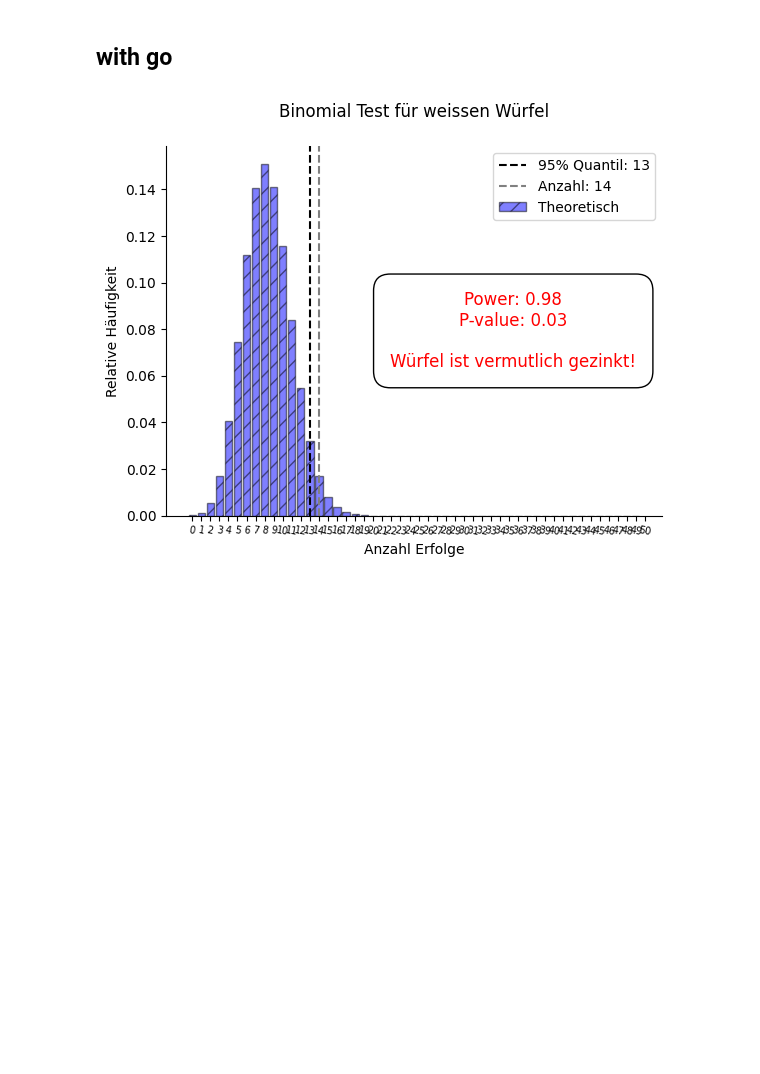
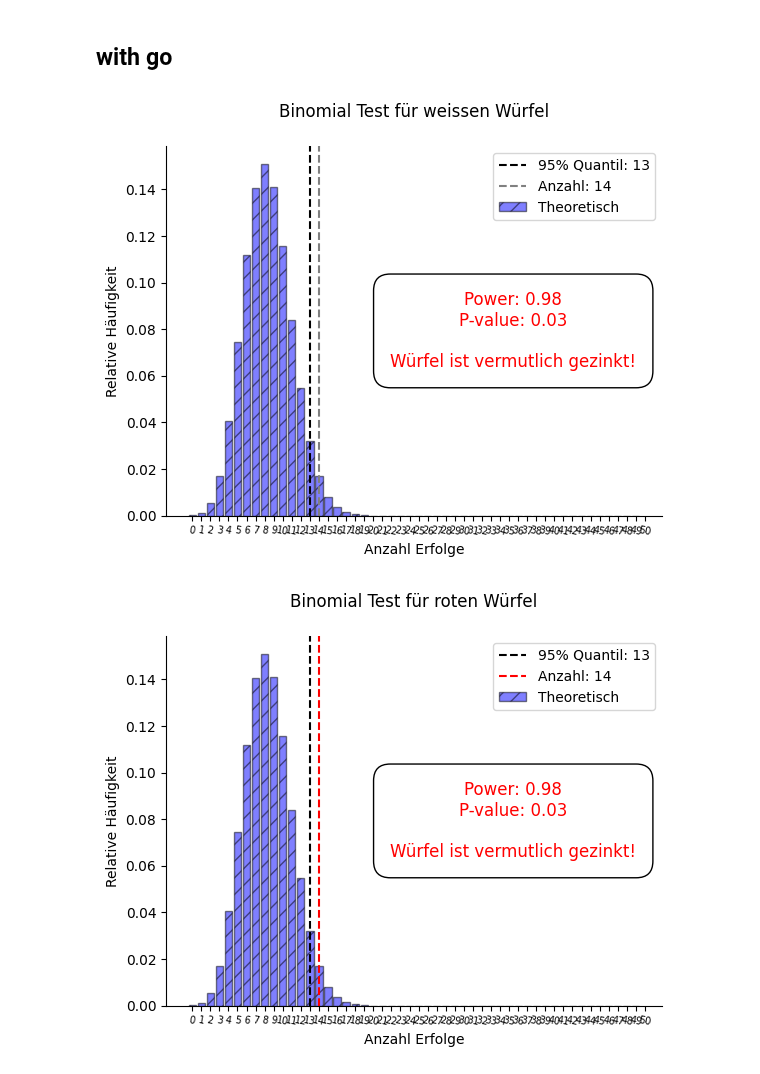
Before and after one commit to buehlpa/Dice, a Jupyter notebook: workspace/histogram_CHISQUARE.ipynb, the cells around one changed output. Cells and saved outputs as stored; diff of their text form; code cells hidden in the pictures; blank space fills up the shorter version.

```diff
--- a/workspace/histogram_CHISQUARE.ipynb
+++ b/workspace/histogram_CHISQUARE.ipynb
@@ -245,30 +652,32 @@ def plot_binomial_test(sample_size, observed, color='white', p_alt=2.5/6, alpha=
     plt.ylabel('Relative Häufigkeit')
 
     # Set integer ticks for x-axis
     plt.xticks(np.arange(0, sample_size+1, step=1),fontsize=7, rotation=-10)
 
     # Customize the frame
     ax = plt.gca()
     ax.spines['top'].set_visible(False)
     ax.spines['right'].set_visible(False)
 
     # Add a text box in front of the plot
     text = f'Power: {power:.2f}\n'
     text += f'P-value: {p_value_observed:.2f}\n\n'
     if p_value_observed < alpha:
         text += "Würfel ist vermutlich gezinkt!"
         text_color = 'red'
     else:
         text += "Kein Beweis für einen gefälschten Würfel!"
         text_color = 'green'
 
     plt.text(0.7, 0.5, text, transform=plt.gca().transAxes,
              bbox=dict(facecolor='white', edgecolor='black', boxstyle='round,pad=1'),
              fontsize=12, color=text_color, ha='center', va='center')
 
     # Show plot
     plt.show()
 
 plot_binomial_test(sample_size=50, observed=14, color='white', p_alt=2.5/6, alpha=0.05)
+plot_binomial_test(sample_size=50, observed=14, color='red', p_alt=2.5/6, alpha=0.05)
 # %% [output]
 [figure]
+[figure, added]
```
Also changed, not shown: parts of 6 cells of this notebook.
